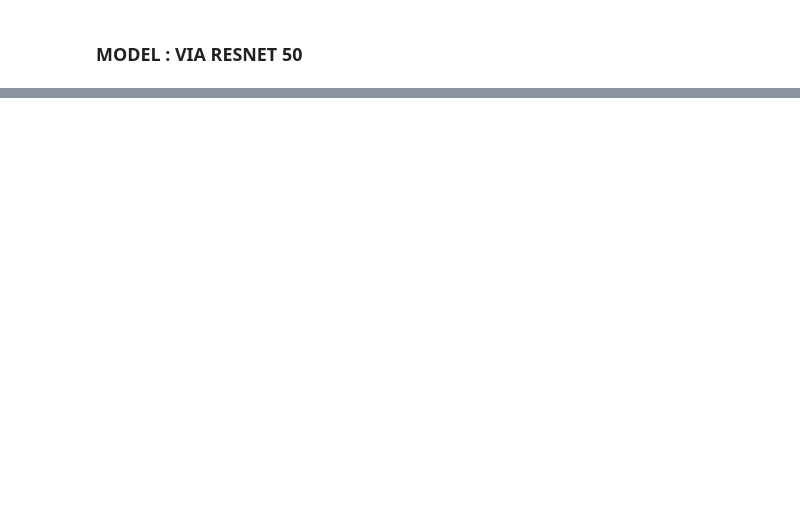
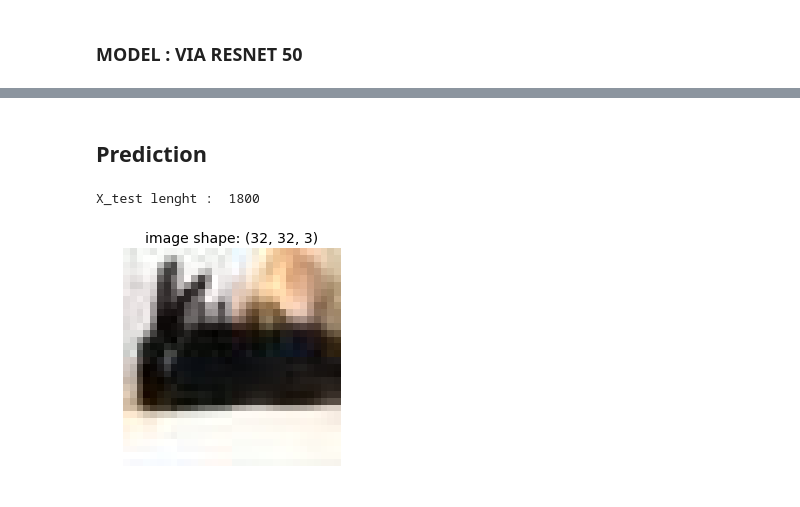
Before and after one commit to JeremyBouhi/DeepLearning, a Jupyter notebook: DeepLearningProject.ipynb, the cells around one changed output, grey strips where cells are left out. Cells and saved outputs as stored; diff of their text form; code cells hidden in the pictures; blank space fills up the shorter version.

```diff
--- a/DeepLearningProject.ipynb
+++ b/DeepLearningProject.ipynb
@@ -132,0 +230,32 @@ def plot_model_history(model_history):
+# %% [markdown]
+## Prediction
+# %%
+def conv(v):
+    v2 = [s.strip('.jpg') for s in v] # remove the .jpg from the string borders
+    v2 = list(map(int, v2))
+    return v2
+# %%
+def int_to_imagepath (v):
+    v1 = list(map(str, v))
+    #print (v1)
+    v1 = [s.replace(s,s+".jpg") for s in v1]
+    return v1
+# %%
+X_test = []
+files = []
+files_test = listdir(path.join(GLOBAL_DATA_PATH, "data_test"))
+files2_test = conv(files_test) # convertion string to int
+files3_test = sorted(files2_test) # classement ordre croissant
+files4_test = int_to_imagepath (files3_test)
+
+for file in files4_test:
+    img = load_img(path.join(GLOBAL_DATA_PATH, "data_train", file))
+    X_test.append(img_to_array(img))
+
+print("X_test lenght : ",len(X_test))
+# %% [output]
+X_test lenght :  1800
+# %%
+show(np.asarray(X_test[11]))
+# %% [output]
+[figure, added]
```
Also changed, not shown: parts of 40 cells of this notebook.
